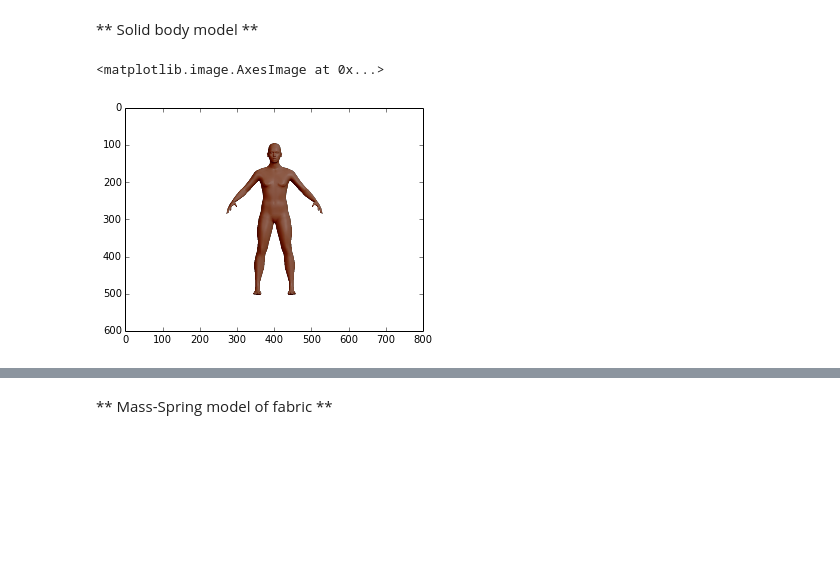
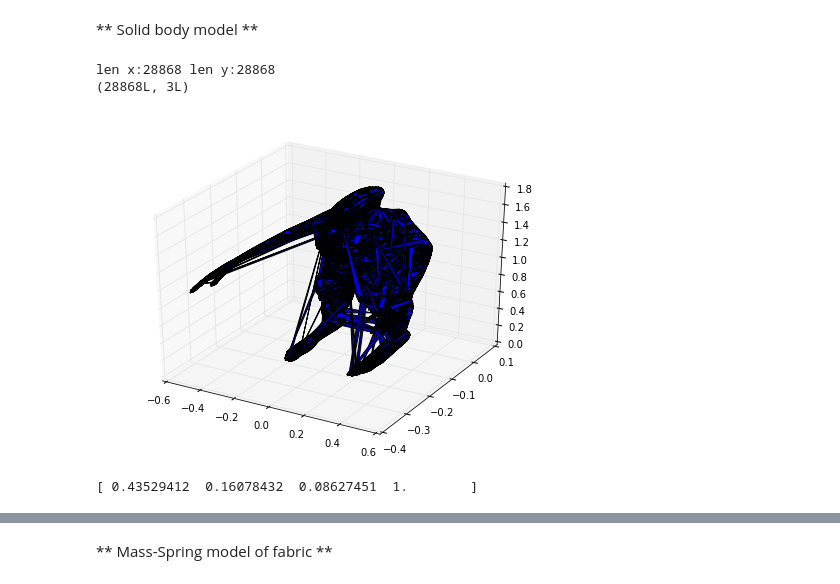
Before and after one commit to skp2/AM207-Project, a Jupyter notebook: ipython/ML_Dave_Brown_SK.ipynb, the cells around one changed output, grey strips where cells are left out. Cells and saved outputs as stored; diff of their text form; code cells hidden in the pictures; blank space fills up the shorter version.

```diff
--- a/ipython/ML_Dave_Brown_SK.ipynb
+++ b/ipython/ML_Dave_Brown_SK.ipynb
@@ -30,7 +34,47 @@ import time
+# %%
+# from stlparser
+def getNormalLine(origin, vector, scale=1.0):
+    """
+    Returns a plottable line represented by a 3-tuple where each element is an array
+    for a single axis. First element is all x-coordinates, second is all y-coordinates, etc...
+    """
+    vector = np.array(vector) * scale
+    endpoint = tuple([sum(el) for el in zip(origin, vector)])
+    return tuple([np.linspace(start, stop, 10) for start, stop in zip(origin, endpoint)])
+
+def getTriangleCentroid(triangle):
+    """
+    Returns the centroid of a triangle in 3D-space
+    """
+    # group the xs, ys, and zs
+    coordGroups = zip(triangle[0], triangle[1], triangle[2])
+    centroid = tuple([sum(coordGroup)/3.0 for coordGroup in coordGroups])
+    return centroid
+
+dataFolder = "/am207/project/data/"
+msh = stl.mesh.Mesh.from_file(dataFolder + 'male_b.stl')
+fig = plt.figure(figsize=(8,6))
+ax = fig.gca(projection='3d')
+print "len x:" + str(len(msh.x)) + " len y:" + str(len(msh.y))
+print np.shape(msh.x)
+#ax = fig.add_subplot(111, projection='3d')
+#for i in xrange(len(msh.x)):
+    #face = Poly3DCollection([(msh.x[i],msh.y[i],msh.z[i])])
+    #face.set_alpha(0.5)
+    #ax.add_collection3d(face)
+    #centroid = getTriangleCentroid((msh.x[i],msh.y[i],msh.z[i]))
+    #xs, ys, zs = getNormalLine(centroid, msh.normals[i], 10)
+ax.plot_surface(msh.x, msh.y, msh.z)
+
+plt.show()
+# %% [output]
+len x:28868 len y:28868
+(28868L, 3L)
+[figure, added]
 # %%
 dataFolder = "/am207/project/data/"
-img = image.imread(dataFolder + "male.png")
-plt.imshow(img)
-# %% [output]
-<matplotlib.image.AxesImage at 0x...>
-[figure, removed]
+# %%
+ig = image.imread(dataFolder + 'male.png')
+print ig[1024,1024]
+# %% [output]
+[ 0.43529412  0.16078432  0.08627451  1.        ]
```
Also changed, not shown: parts of 8 cells of this notebook.
